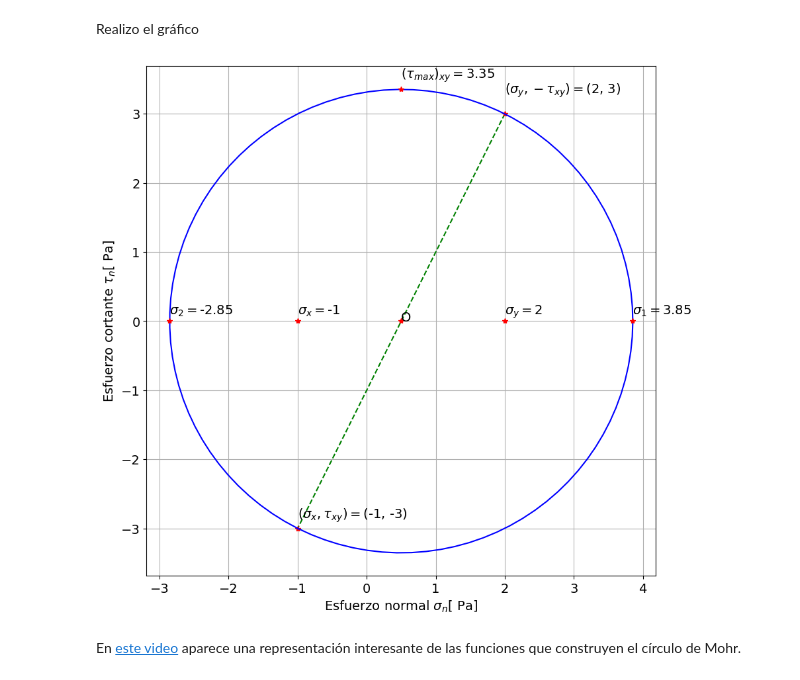
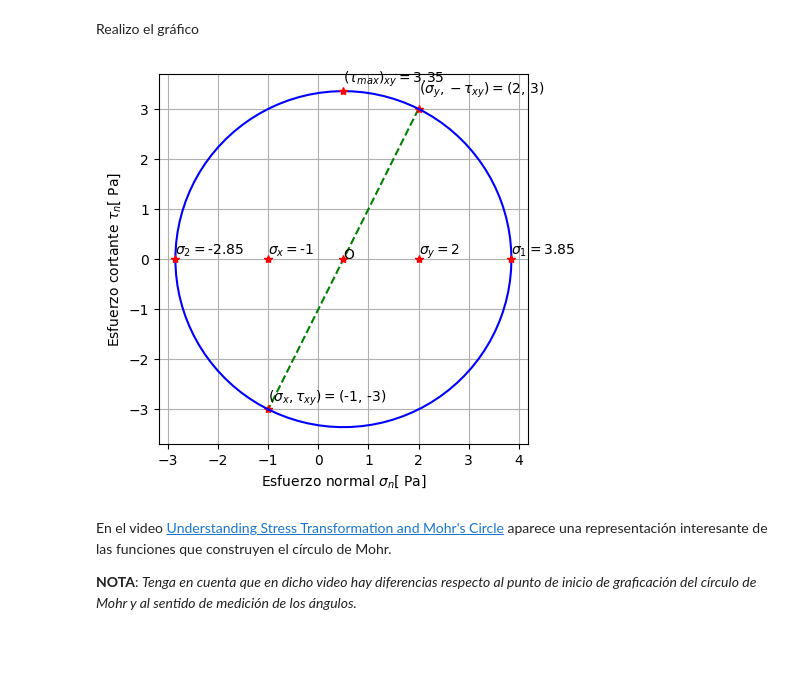
Before and after one commit to michaelherediaperez/medio-continuo, a Jupyter notebook: codigos/cap_02/02_09_04_ejemplo.ipynb, the cells around one changed output. Drawn from its saved outputs; the diff is of its cells as text; code cells hidden in the pictures; blank space fills up the shorter version.

Commit message:
correcciones al código del círculo

```diff
--- a/codigos/cap_02/02_09_04_ejemplo.ipynb
+++ b/codigos/cap_02/02_09_04_ejemplo.ipynb
@@ -180,14 +180,12 @@ ssn_t = ( sx+sy )/2 + ( sx-sy )/2*np.cos( 2*tt ) + txy*np.sin( 2*tt )
 ttn_t = txy*np.cos( 2*tt ) - ( sx-sy )/2*np.sin( 2*tt )
 # %% [markdown]
 Realizo el gráfico
+# %%
+# Defino un tamaño de fuente para todos los gráficos de este cuaderno
+plt.rcParams.update({'font.size': 10})
 # %%
-# Defino un tamaño de fuente para todo el gráfico.
-plt.rcParams.update({'font.size': 14})
-
 # Inicio el lienzo.
 fig, ax = plt.subplots()
-fig.set_figwidth(10)
-fig.set_figheight(10)
 
 # Dibujo la recta que pasa por los puntos C y A.
 ax.plot((sy, sx), (-txy, txy), "--g")
@@ -205,34 +203,36 @@ ax.text((sx+sy)/2, 0,  "O")
 # Dibujo la circunferencia.
 ax.plot(ssn_t, ttn_t, "-b")
 
 # Ubico los esfuerzos sx, sy
 ax.plot(sx, 0, "*r")
 ax.text(sx, 0.1, r"$\sigma_x = $" + f"{sx}")
 ax.plot(sy, 0, "*r")
 ax.text(sy, 0.1, r"$\sigma_y = $" + f"{sy}")
 
 # Ubico los esfuerzos principales s1, s2
 ax.plot(s1_xy, 0, "*r")
 ax.text(s1_xy, 0.1, r"$\sigma_1 = $" + f"{round(s1_xy, 2)}")
 ax.plot(s2_xy, 0, "*r")
 ax.text(s2_xy, 0.1, r"$\sigma_2 = $" + f"{round(s2_xy, 2)}")
 
 # Indico el esfuerzo cortante máximo.
 ax.plot((sx+sy)/2, tau_max, "*r")
 ax.text((sx+sy)/2, 1.05*tau_max, r"$(\tau_{max})_{xy} = $" + f"{round(tau_max, 2)}")
 
 # Nombre de los ejes.
 ax.set_xlabel("Esfuerzo normal " + r"$\sigma_n$" + "[ Pa]" )
 ax.set_ylabel("Esfuerzo cortante " + r"$\tau_n$" + "[ Pa]")
 
 # Configuro parámetros del lienzo.
 ax.grid(which='major', linestyle='-')
 ax.set_aspect('equal', adjustable='box')
 
 # Presento en pantalla el lienzo.
 plt.show()
 # %% [output]
-[figure, old version]
+[figure, new version]
 # %% [markdown]
-En [este video](https://www.youtube.com/watch?v=_DH3546mSCM&ab_channel=TheEfficientEngineer) aparece una representación interesante de las funciones que construyen el círculo de Mohr.
+En el video [Understanding Stress Transformation and Mohr's Circle](https://www.youtube.com/watch?v=_DH3546mSCM&ab_channel=TheEfficientEngineer) aparece una representación interesante de las funciones que construyen el círculo de Mohr.
+
+**NOTA**: *Tenga en cuenta que en dicho video hay diferencias respecto al punto de inicio de graficación del círculo de Mohr y al sentido de medición de los ángulos.*
 # %%
```
Also changed, not shown: parts of 1 cell of this notebook.
